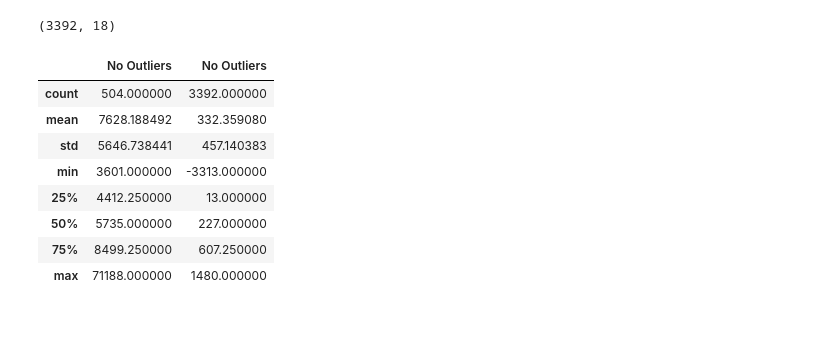
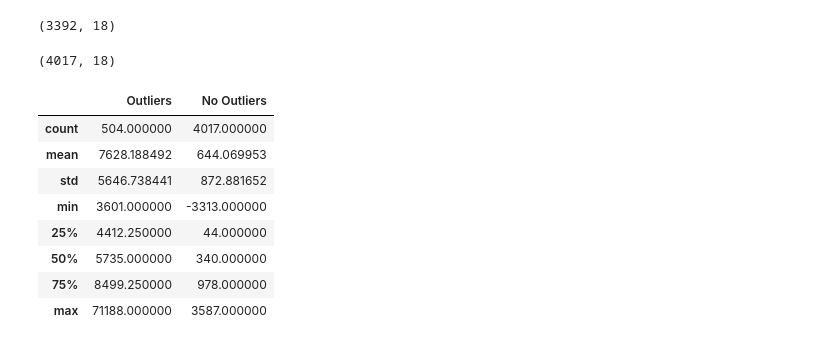
Before and after one commit to viktoruebelhart/uci_bank, a Jupyter notebook: UCI_BANK.ipynb, the cells around one changed output. Cells and saved outputs as stored; diff of their text form; code cells hidden in the pictures.

```diff
--- a/UCI_BANK.ipynb
+++ b/UCI_BANK.ipynb
@@ -401,22 +405,26 @@ df_25.shape
 df_75.shape
 # %% [output]
 (3392, 18)
+# %%
+no_outliers = df.drop(df_outliers_up.index)
+no_outliers.shape
+# %% [output]
+(4017, 18)
 # %%
 #concat df
-df_combined_description = pd.concat([df_outliers_up['balance'].describe(), df_75['balance'].describe()], axis=1)
+df_combined_description = pd.concat([df_outliers_up['balance'].describe(), no_outliers['balance'].describe()], axis=1)
 
 #rename
-df_combined_description = df_combined_description.rename(columns={df_combined_description.columns[0]: 'Outliers'})
-df_combined_description = df_combined_description.rename(columns={df_combined_description.columns[1]: 'No Outliers'})
+df_combined_description.columns = ['Outliers', 'No Outliers']
 
 df_combined_description
 # %% [output]
-|  | No Outliers | No Outliers |
-| count | 504.000000 | 3392.000000 |
-| mean | 7628.188492 | 332.359080 |
-| std | 5646.738441 | 457.140383 |
+|  | Outliers | No Outliers |
+| count | 504.000000 | 4017.000000 |
+| mean | 7628.188492 | 644.069953 |
+| std | 5646.738441 | 872.881652 |
 | min | 3601.000000 | -3313.000000 |
-| 25% | 4412.250000 | 13.000000 |
-| 50% | 5735.000000 | 227.000000 |
-| 75% | 8499.250000 | 607.250000 |
-| max | 71188.000000 | 1480.000000 |
+| 25% | 4412.250000 | 44.000000 |
+| 50% | 5735.000000 | 340.000000 |
+| 75% | 8499.250000 | 978.000000 |
+| max | 71188.000000 | 3587.000000 |
```
Also changed, not shown: parts of 15 cells of this notebook.
